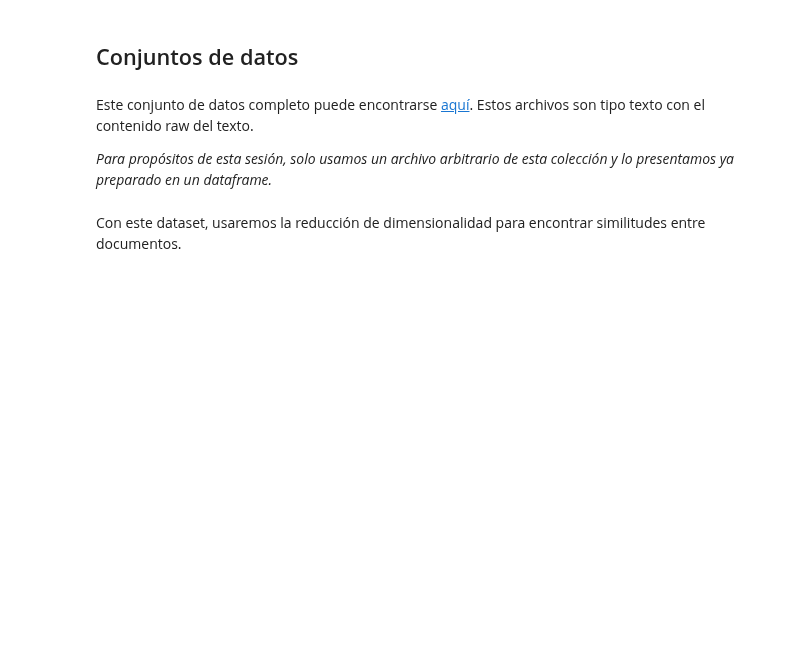
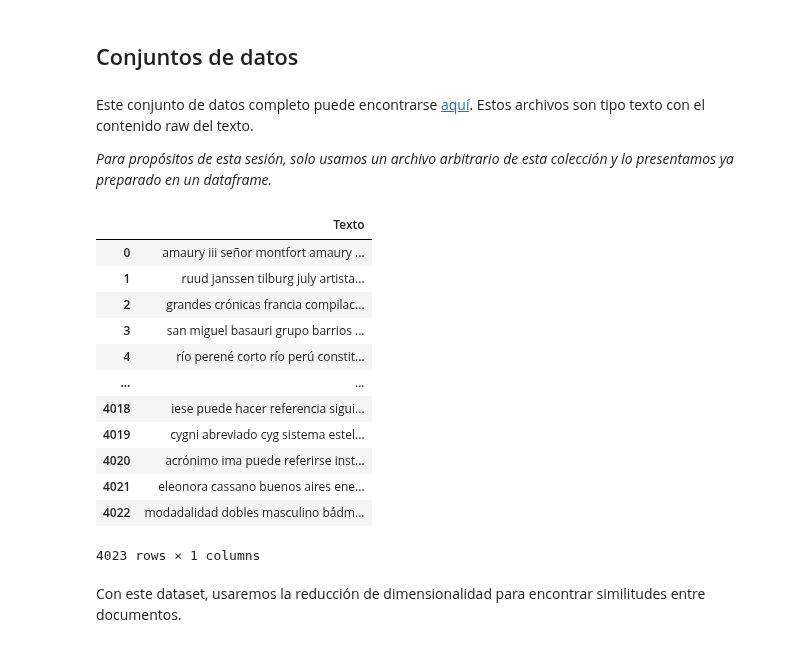
Before and after one commit to DCDPUAEM/DCDP, a Jupyter notebook: 03 Machine Learning/notebooks/11-Reduccion-Dimensionalidad.ipynb, the cells around one changed output. Saved outputs shown, nothing was run; the diff lists cells and outputs as text; code cells hidden in the pictures; blank space fills up the shorter version.

```diff
--- a/03 Machine Learning/notebooks/11-Reduccion-Dimensionalidad.ipynb
+++ b/03 Machine Learning/notebooks/11-Reduccion-Dimensionalidad.ipynb
@@ -875,10 +875,25 @@ import matplotlib.pyplot as plt
 # %%
 import pandas as pd
 
 url = "https://raw.githubusercontent.com/DCDPUAEM/DCDP/main/03%20Machine%20Learning/data/spanish-wikipedia-dataframe.csv"
 
 df = pd.read_csv(url, index_col=0)
+df.drop(columns=['doc_id'],inplace=True)
 df
+# %% [output]
+|  | Texto |
+| 0 | amaury iii señor montfort amaury ... |
+| 1 | ruud janssen tilburg july artista... |
+| 2 | grandes crónicas francia compilac... |
+| 3 | san miguel basauri grupo barrios ... |
+| 4 | río perené corto río perú constit... |
+| ... | ... |
+| 4018 | iese puede hacer referencia sigui... |
+| 4019 | cygni abreviado cyg sistema estel... |
+| 4020 | acrónimo ima puede referirse inst... |
+| 4021 | eleonora cassano buenos aires ene... |
+| 4022 | modadalidad dobles masculino bádm... |
+4023 rows × 1 columns
 # %% [markdown]
 Con este dataset, usaremos la reducción de dimensionalidad para encontrar similitudes entre documentos.
 # %% [markdown]
```
Also changed, not shown: parts of 33 cells of this notebook.
